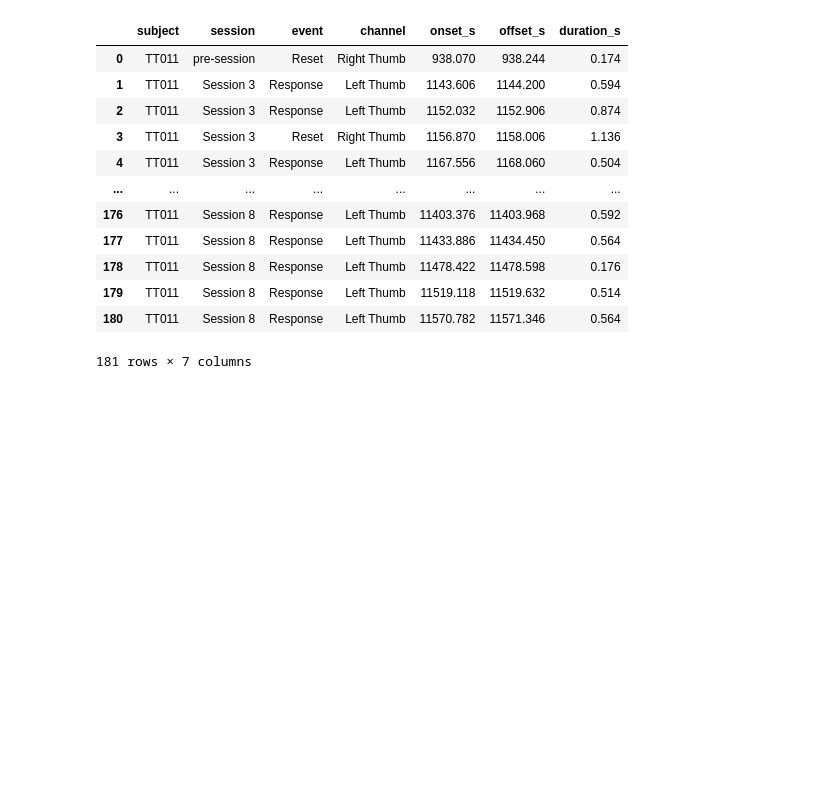
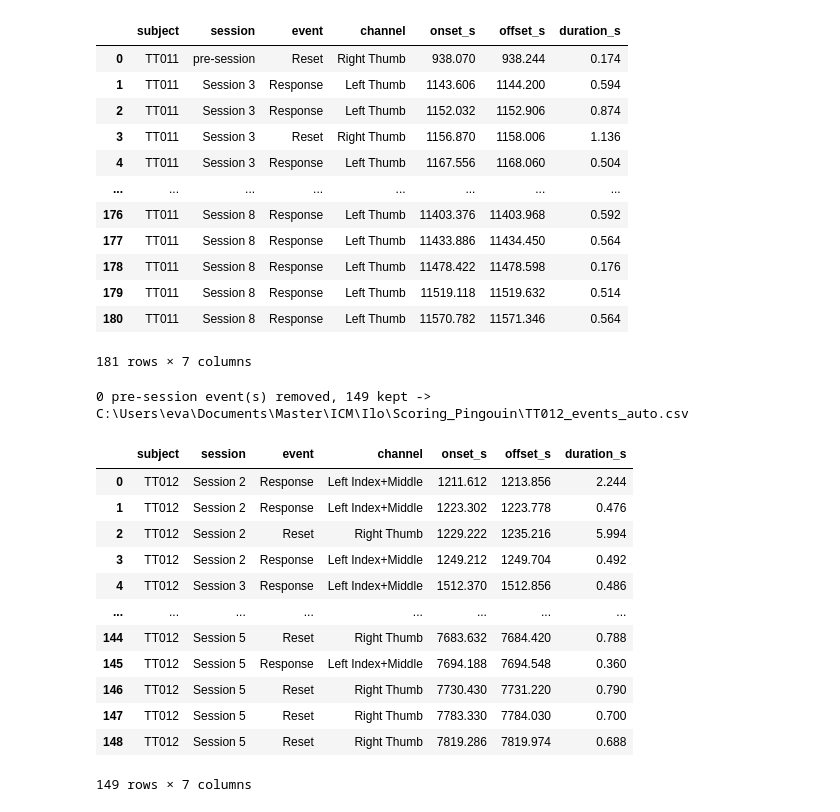
Before and after one commit to EvaFrossard/Penguin_Detection, a Jupyter notebook: detection.ipynb, the cells around one changed output. Cells and saved outputs as stored; diff of their text form; code cells hidden in the pictures; blank space fills up the shorter version.

```diff
--- a/detection.ipynb
+++ b/detection.ipynb
@@ -261,3 +259,30 @@ events_auto_df
 | 179 | TT011 | Session 8 | Response | Left Thumb | 11519.118 | 11519.632 | 0.514 |
 | 180 | TT011 | Session 8 | Response | Left Thumb | 11570.782 | 11571.346 | 0.564 |
 181 rows × 7 columns
+# %%
+SUBJECT = 'TT012'
+# Remove the pre-session events (detected before the first session start) from {SUBJECT}_events_auto.csv
+events_auto_path = DATA_ROOT / "Scoring_Pingouin" / f"{SUBJECT}_events_auto.csv"
+events_auto_df = pd.read_csv(events_auto_path)
+
+n_before = len(events_auto_df)
+events_auto_df = events_auto_df[events_auto_df["session"] != "pre-session"].reset_index(drop=True)
+events_auto_df.to_csv(events_auto_path, index=False)
+print(f"{n_before - len(events_auto_df)} pre-session event(s) removed, {len(events_auto_df)} kept -> {events_auto_path}")
+
+events_auto_df
+# %% [output]
+0 pre-session event(s) removed, 149 kept -> C:\Users\eva\Documents\Master\ICM\Ilo\Scoring_Pingouin\TT012_events_auto.csv
+|  | subject | session | event | channel | onset_s | offset_s | duration_s |
+| 0 | TT012 | Session 2 | Response | Left Index+Middle | 1211.612 | 1213.856 | 2.244 |
+| 1 | TT012 | Session 2 | Response | Left Index+Middle | 1223.302 | 1223.778 | 0.476 |
+| 2 | TT012 | Session 2 | Reset | Right Thumb | 1229.222 | 1235.216 | 5.994 |
+| 3 | TT012 | Session 2 | Response | Left Index+Middle | 1249.212 | 1249.704 | 0.492 |
+| 4 | TT012 | Session 3 | Response | Left Index+Middle | 1512.370 | 1512.856 | 0.486 |
+| ... | ... | ... | ... | ... | ... | ... | ... |
+| 144 | TT012 | Session 5 | Reset | Right Thumb | 7683.632 | 7684.420 | 0.788 |
+| 145 | TT012 | Session 5 | Response | Left Index+Middle | 7694.188 | 7694.548 | 0.360 |
+| 146 | TT012 | Session 5 | Reset | Right Thumb | 7730.430 | 7731.220 | 0.790 |
+| 147 | TT012 | Session 5 | Reset | Right Thumb | 7783.330 | 7784.030 | 0.700 |
+| 148 | TT012 | Session 5 | Reset | Right Thumb | 7819.286 | 7819.974 | 0.688 |
+149 rows × 7 columns
```
Also changed, not shown: parts of 2 cells of this notebook, 4 other files.
